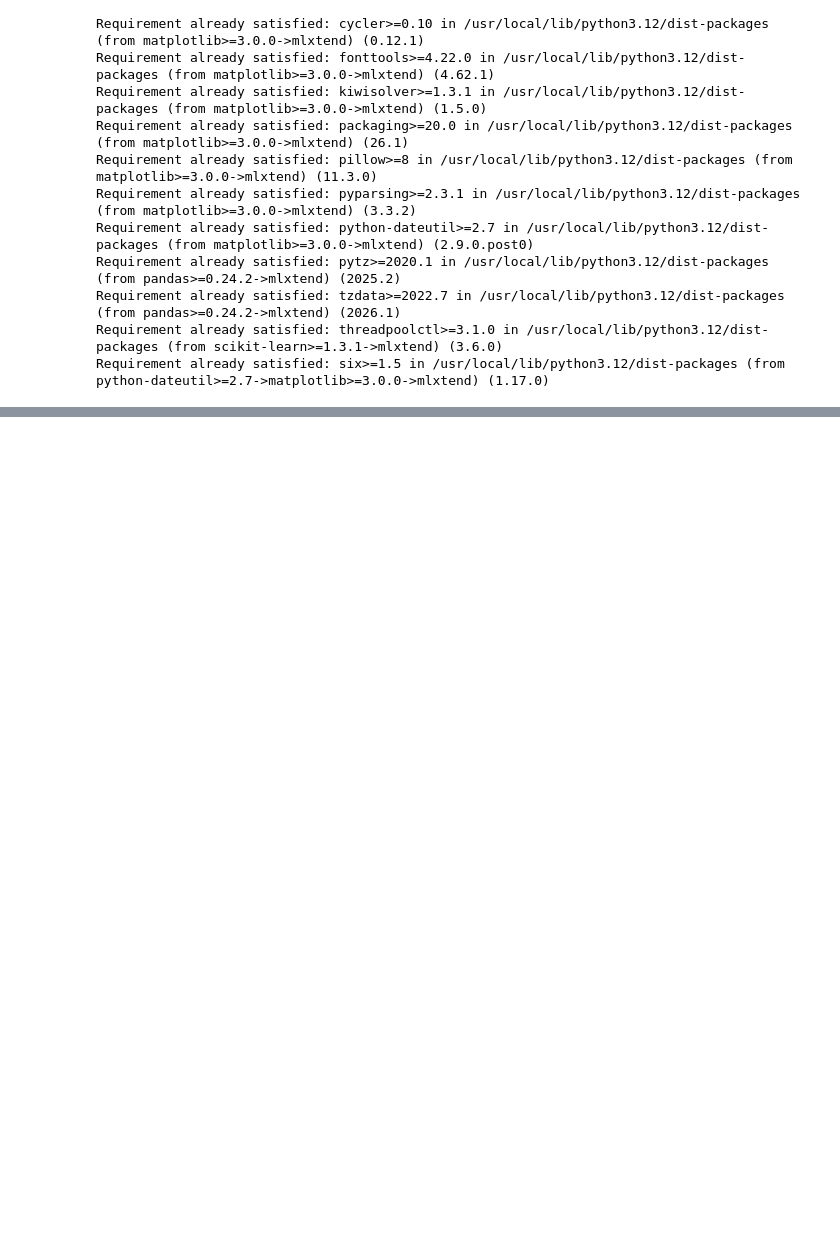
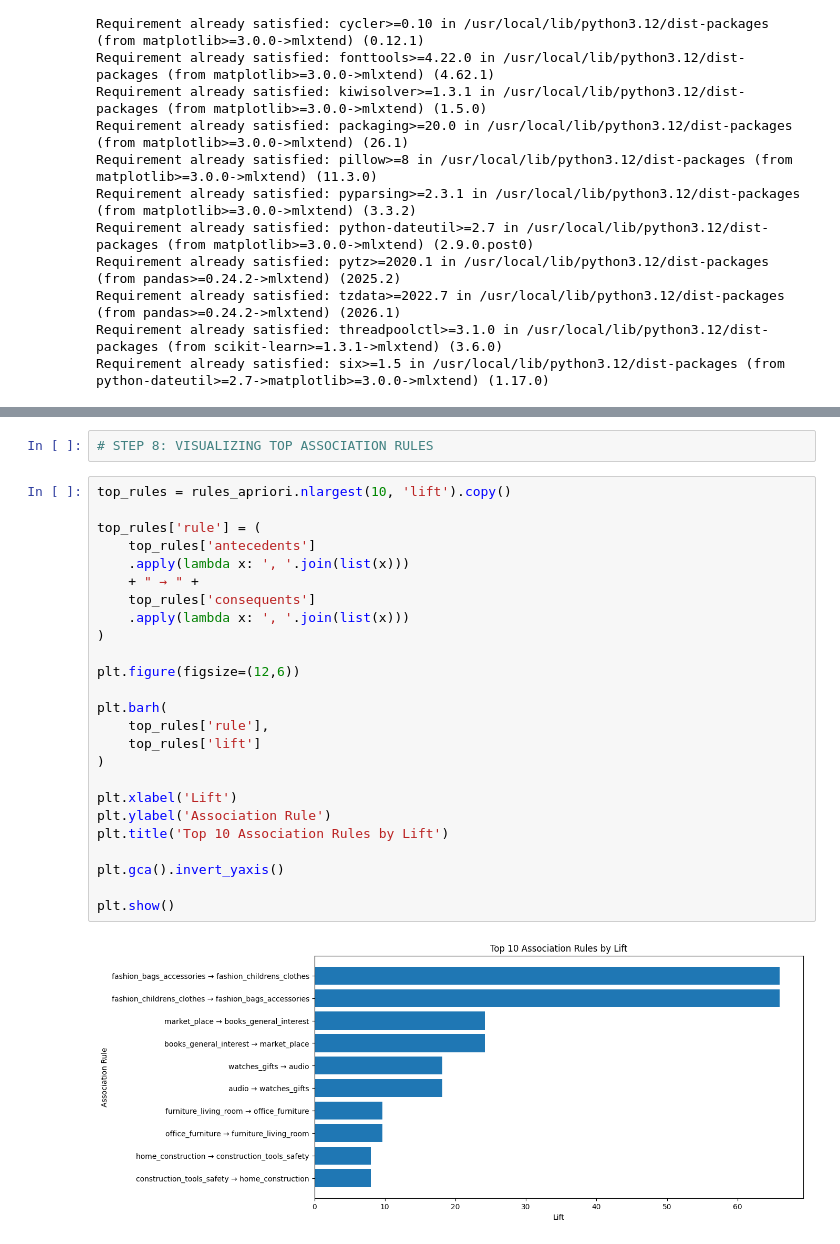
Before and after one commit to asher013/CISC483-683-Final, a Jupyter notebook: association_rules.ipynb, the cells around one changed output, grey strips where cells are left out. Cells and saved outputs as stored; diff of their text form; blank space fills up the shorter version.

```diff
--- a/association_rules.ipynb
+++ b/association_rules.ipynb
@@ -31,0 +346,29 @@ from mlxtend.frequent_patterns import apriori, fpgrowth, association_rules
+# %%
+# STEP 8: VISUALIZING TOP ASSOCIATION RULES
+# %%
+top_rules = rules_apriori.nlargest(10, 'lift').copy()
+
+top_rules['rule'] = (
+    top_rules['antecedents']
+    .apply(lambda x: ', '.join(list(x)))
+    + " → " +
+    top_rules['consequents']
+    .apply(lambda x: ', '.join(list(x)))
+)
+
+plt.figure(figsize=(12,6))
+
+plt.barh(
+    top_rules['rule'],
+    top_rules['lift']
+)
+
+plt.xlabel('Lift')
+plt.ylabel('Association Rule')
+plt.title('Top 10 Association Rules by Lift')
+
+plt.gca().invert_yaxis()
+
+plt.show()
+# %% [output]
+[figure, added]
```
Also changed, not shown: parts of 21 cells of this notebook.
